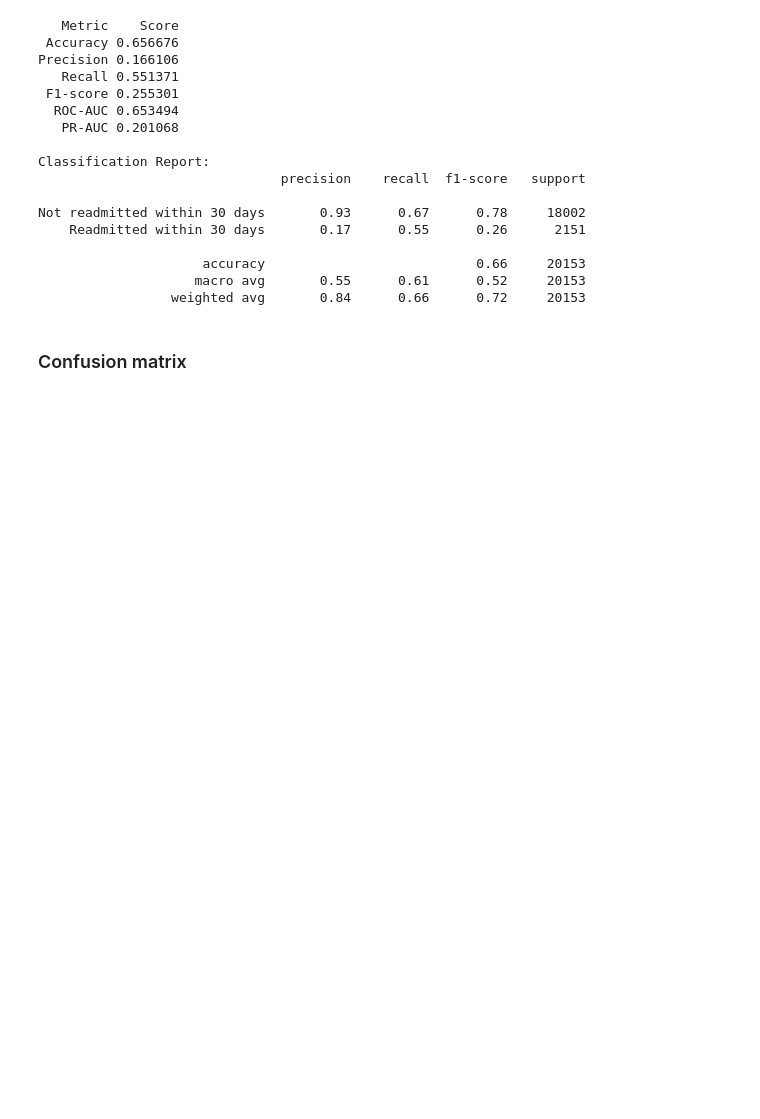
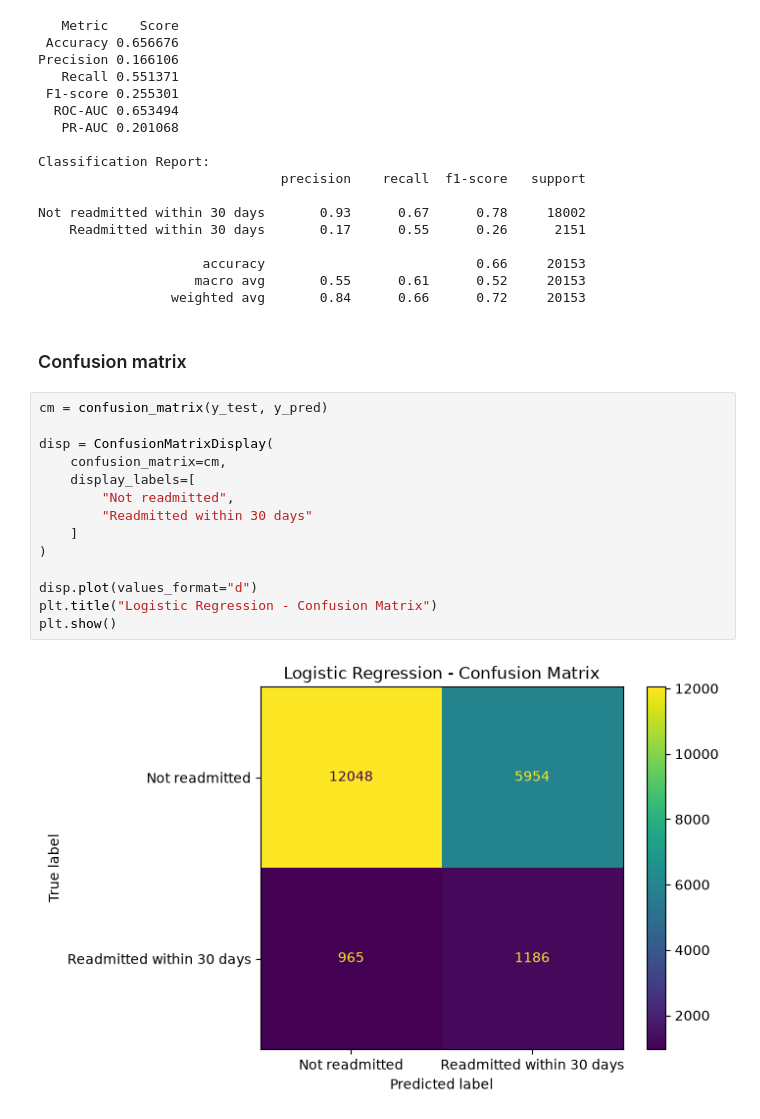
Before and after one commit to Monica-Sithole/StadioCare-Readmission-Prediction, a Jupyter notebook: src/LogisticRegression model.ipynb, the cells around one changed output. Drawn from its saved outputs; the diff is of its cells as text; blank space fills up the shorter version.

```diff
--- a/src/LogisticRegression model.ipynb
+++ b/src/LogisticRegression model.ipynb
@@ -200,3 +200,19 @@ Not readmitted within 30 days       0.93      0.67      0.78     18002
                  weighted avg       0.84      0.66      0.72     20153
 # %% [markdown]
 ### Confusion matrix
+# %%
+cm = confusion_matrix(y_test, y_pred)
+
+disp = ConfusionMatrixDisplay(
+    confusion_matrix=cm,
+    display_labels=[
+        "Not readmitted",
+        "Readmitted within 30 days"
+    ]
+)
+
+disp.plot(values_format="d")
+plt.title("Logistic Regression - Confusion Matrix")
+plt.show()
+# %% [output]
+[figure, added]
```
Also changed, not shown: parts of 5 cells of this notebook, 3 other files.
